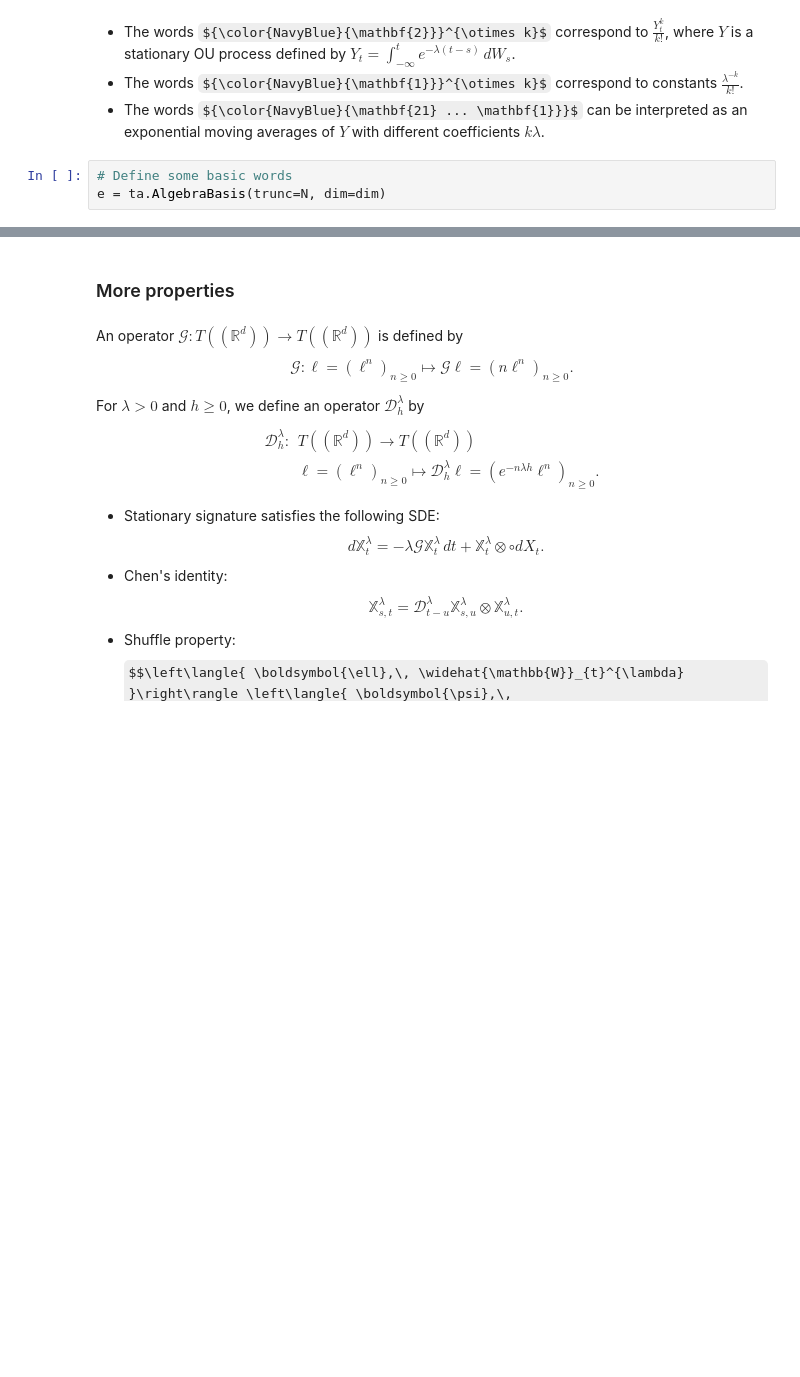
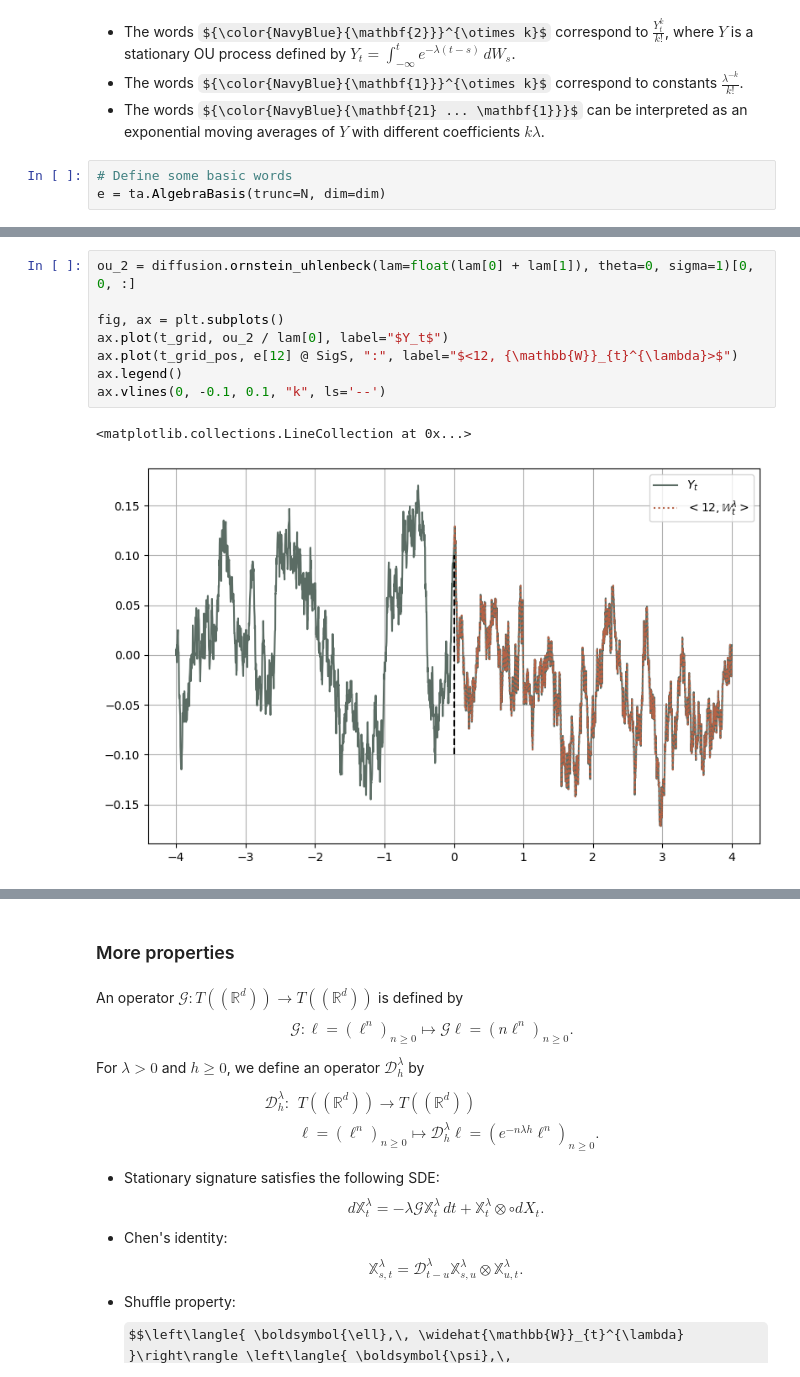
Before and after one commit to MrG1raffe/signature, a Jupyter notebook: notebooks/Stationary Signature.ipynb, the cells around one changed output, grey strips where cells are left out. Cells and saved outputs as stored; diff of their text form; some formulas as TeX source; blank space fills up the shorter version.

```diff
--- a/notebooks/Stationary Signature.ipynb
+++ b/notebooks/Stationary Signature.ipynb
@@ -140,0 +144,11 @@ ax.vlines(0, -0.6, 0.6, "k", ls='--')
+# %%
+ou_2 = diffusion.ornstein_uhlenbeck(lam=float(lam[0] + lam[1]), theta=0, sigma=1)[0, 0, :]
+
+fig, ax = plt.subplots()
+ax.plot(t_grid, ou_2 / lam[0], label="$Y_t$")
+ax.plot(t_grid_pos, e[12] @ SigS, ":", label="$<12, {\mathbb{W}}_{t}^{\lambda}>$")
+ax.legend()
+ax.vlines(0, -0.1, 0.1, "k", ls='--')
+# %% [output]
+<matplotlib.collections.LineCollection at 0x...>
+[figure, added]
```
Also changed, not shown: parts of 14 cells of this notebook, 7 other files.
